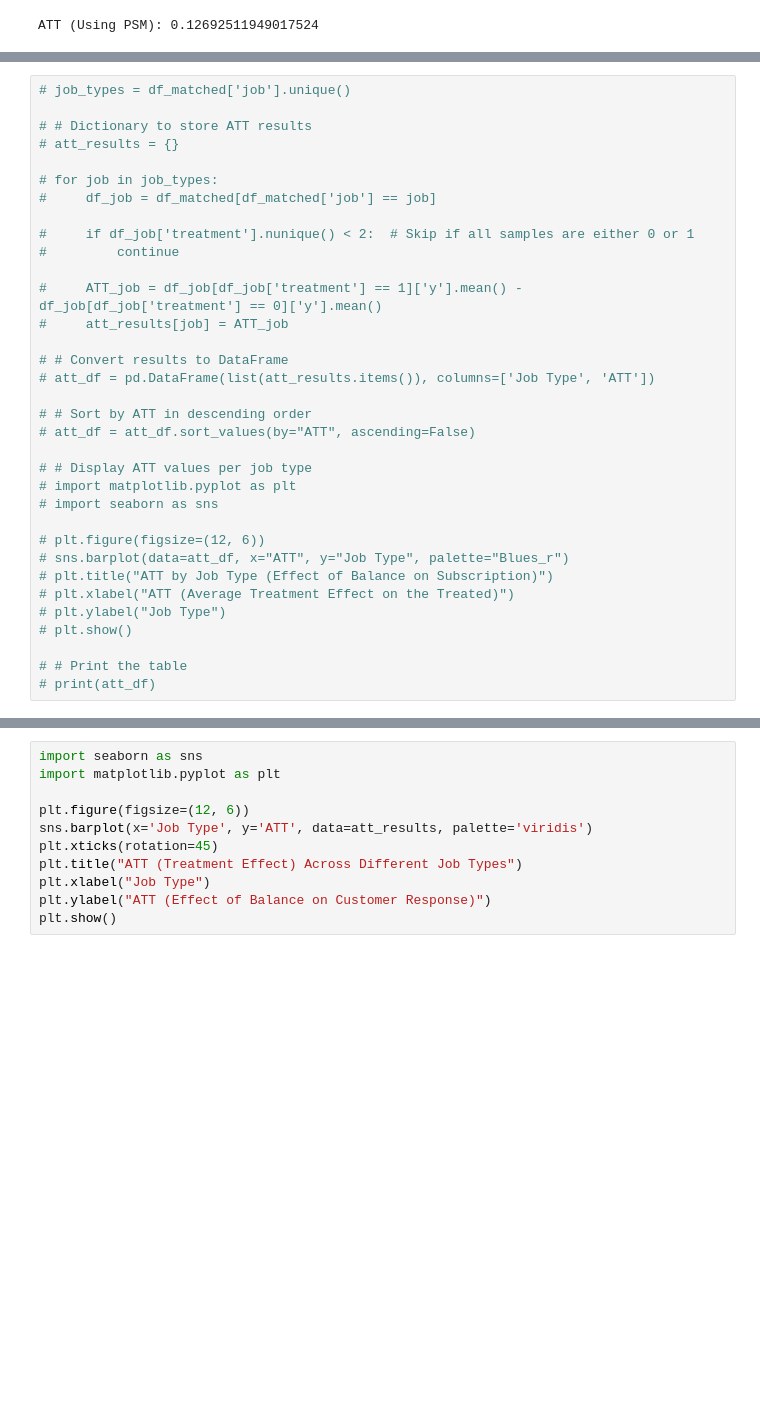
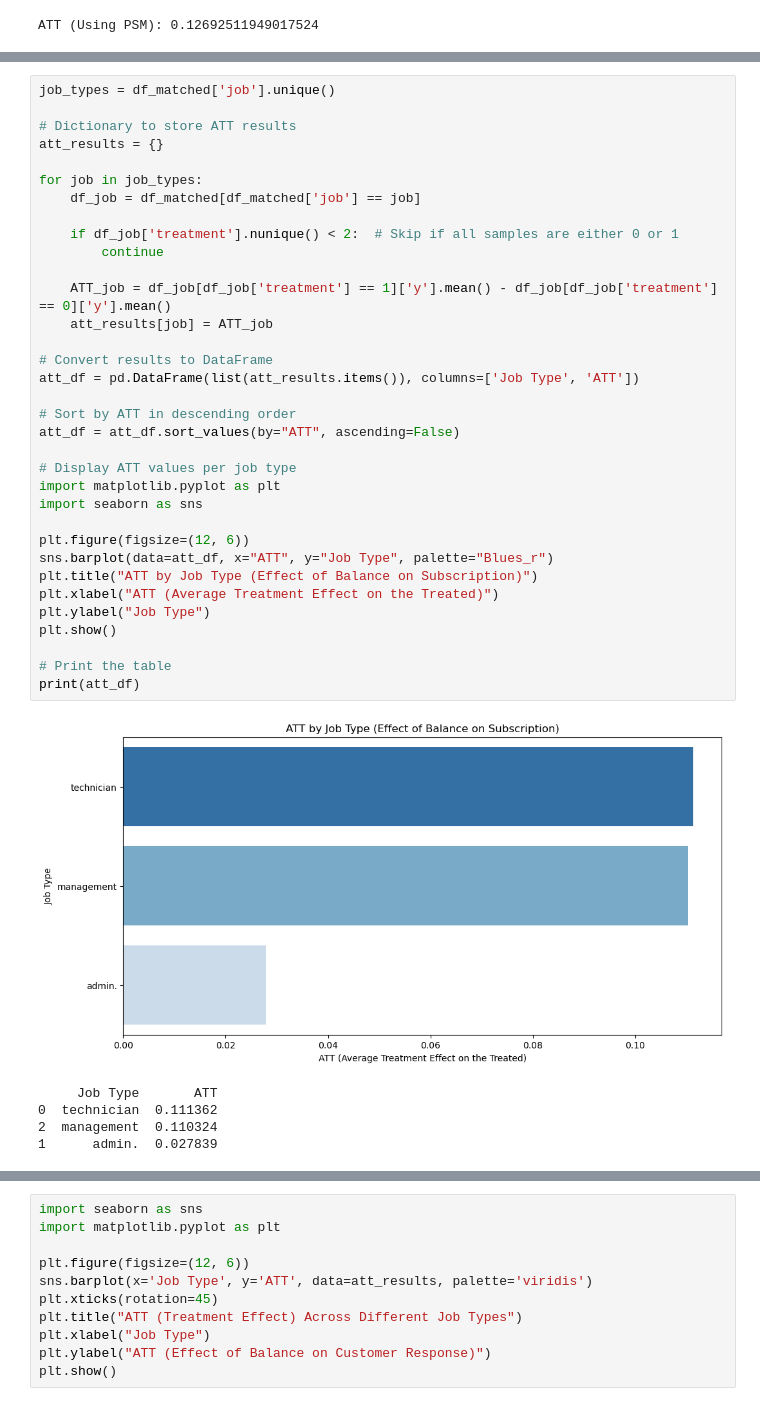
Before and after one commit to abhiramp1998/bias-mitigation-bank-marketing-ML, a Jupyter notebook: notebooks/Balance_Propensity_ATE.ipynb, the cells around one changed output, grey strips where cells are left out. Drawn from its saved outputs; the diff is of its cells as text; blank space fills up the shorter version.

```diff
--- a/notebooks/Balance_Propensity_ATE.ipynb
+++ b/notebooks/Balance_Propensity_ATE.ipynb
@@ -727,35 +798,41 @@ ATT (Using PSM): 0.12692511949017524
 # %%
-# job_types = df_matched['job'].unique()
+job_types = df_matched['job'].unique()
 
-# # Dictionary to store ATT results
-# att_results = {}
+# Dictionary to store ATT results
+att_results = {}
 
-# for job in job_types:
-#     df_job = df_matched[df_matched['job'] == job]
+for job in job_types:
+    df_job = df_matched[df_matched['job'] == job]
 
-#     if df_job['treatment'].nunique() < 2:  # Skip if all samples are either 0 or 1
-#         continue
+    if df_job['treatment'].nunique() < 2:  # Skip if all samples are either 0 or 1
+        continue
 
-#     ATT_job = df_job[df_job['treatment'] == 1]['y'].mean() - df_job[df_job['treatment'] == 0]['y'].mean()
-#     att_results[job] = ATT_job
+    ATT_job = df_job[df_job['treatment'] == 1]['y'].mean() - df_job[df_job['treatment'] == 0]['y'].mean()
+    att_results[job] = ATT_job
 
-# # Convert results to DataFrame
-# att_df = pd.DataFrame(list(att_results.items()), columns=['Job Type', 'ATT'])
+# Convert results to DataFrame
+att_df = pd.DataFrame(list(att_results.items()), columns=['Job Type', 'ATT'])
 
-# # Sort by ATT in descending order
-# att_df = att_df.sort_values(by="ATT", ascending=False)
+# Sort by ATT in descending order
+att_df = att_df.sort_values(by="ATT", ascending=False)
 
-# # Display ATT values per job type
-# import matplotlib.pyplot as plt
-# import seaborn as sns
+# Display ATT values per job type
+import matplotlib.pyplot as plt
+import seaborn as sns
 
-# plt.figure(figsize=(12, 6))
-# sns.barplot(data=att_df, x="ATT", y="Job Type", palette="Blues_r")
-# plt.title("ATT by Job Type (Effect of Balance on Subscription)")
-# plt.xlabel("ATT (Average Treatment Effect on the Treated)")
-# plt.ylabel("Job Type")
-# plt.show()
+plt.figure(figsize=(12, 6))
+sns.barplot(data=att_df, x="ATT", y="Job Type", palette="Blues_r")
+plt.title("ATT by Job Type (Effect of Balance on Subscription)")
+plt.xlabel("ATT (Average Treatment Effect on the Treated)")
+plt.ylabel("Job Type")
+plt.show()
 
-# # Print the table
-# print(att_df)
+# Print the table
+print(att_df)
+# %% [output]
+[figure, added]
+     Job Type       ATT
+0  technician  0.111362
+2  management  0.110324
+1      admin.  0.027839
 # %%
```
Also changed, not shown: parts of 42 cells of this notebook.
